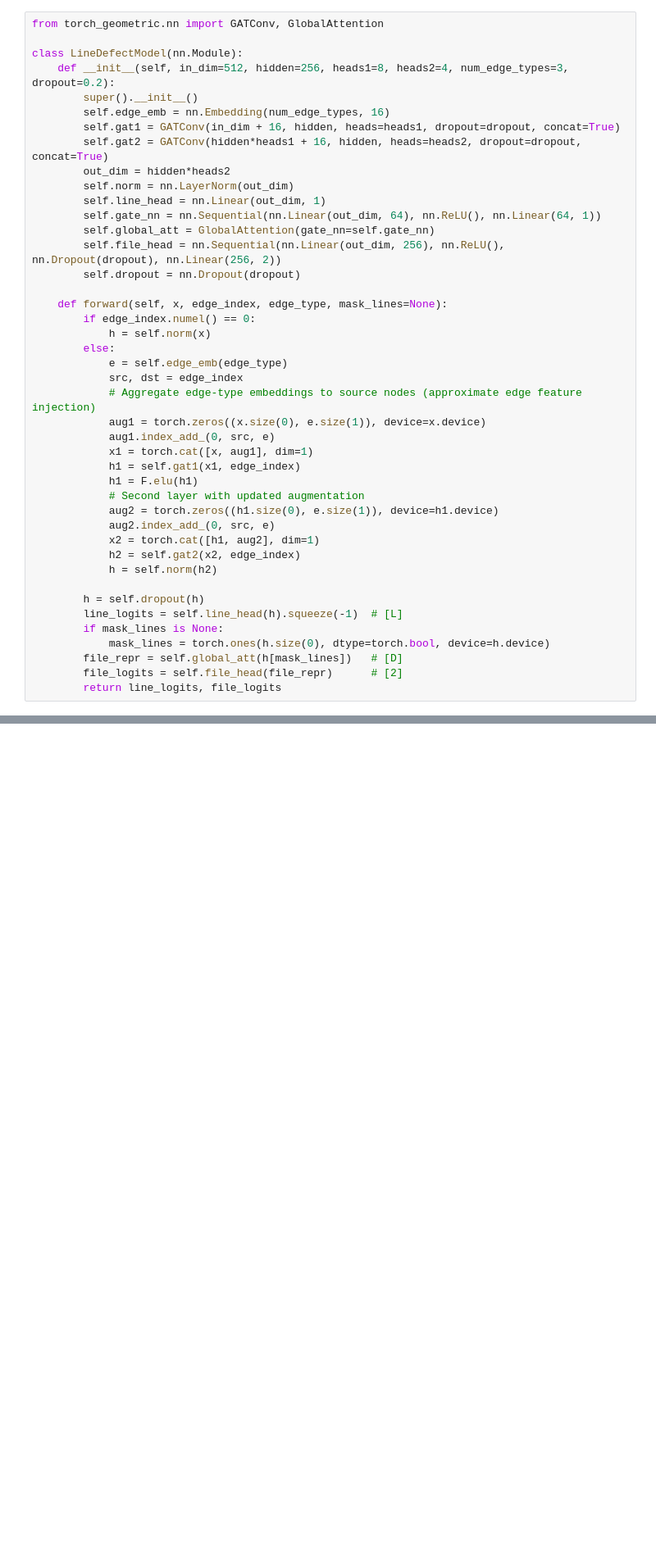
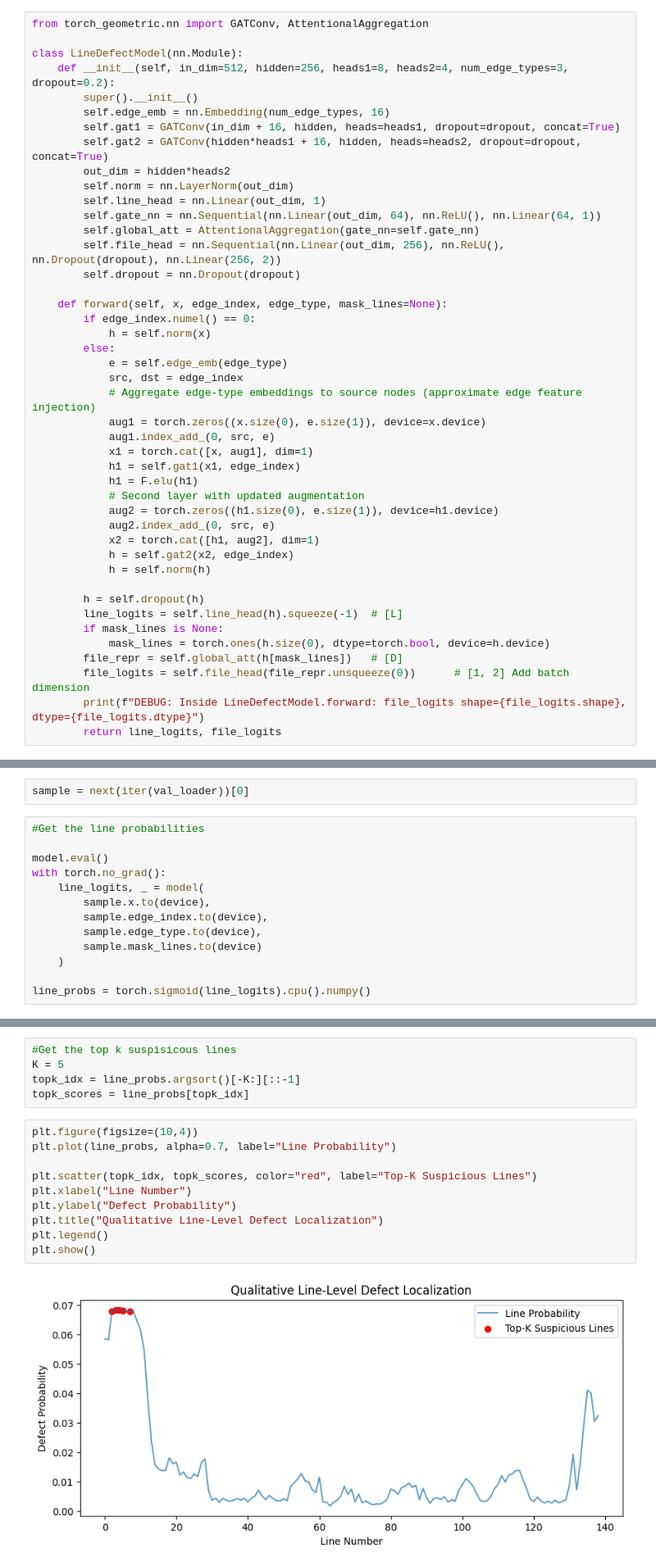
Before and after one commit to WaruCodes/Deep_Learning-Defect-prediction-framework-using-CodeBERT-and-GAT, a Jupyter notebook: Final_Model_Black_Repository.ipynb, the cells around one changed output, grey strips where cells are left out. Shown at 82% size. Saved outputs shown, nothing was run; the diff lists cells and outputs as text; blank space fills up the shorter version.

Commit message:
updated model

```diff
--- a/Final_Model_Black_Repository.ipynb
+++ b/Final_Model_Black_Repository.ipynb
@@ -622,7 +562,7 @@ Heads:
 Line-level sigmoid for per-line probabilities
 File-level attention pooling + MLP for buggy vs clean
 # %%
-from torch_geometric.nn import GATConv, GlobalAttention
+from torch_geometric.nn import GATConv, AttentionalAggregation
 
 class LineDefectModel(nn.Module):
     def __init__(self, in_dim=512, hidden=256, heads1=8, heads2=4, num_edge_types=3, dropout=0.2):
@@ -634,7 +574,7 @@ class LineDefectModel(nn.Module):
         self.norm = nn.LayerNorm(out_dim)
         self.line_head = nn.Linear(out_dim, 1)
         self.gate_nn = nn.Sequential(nn.Linear(out_dim, 64), nn.ReLU(), nn.Linear(64, 1))
-        self.global_att = GlobalAttention(gate_nn=self.gate_nn)
+        self.global_att = AttentionalAggregation(gate_nn=self.gate_nn)
         self.file_head = nn.Sequential(nn.Linear(out_dim, 256), nn.ReLU(), nn.Dropout(dropout), nn.Linear(256, 2))
         self.dropout = nn.Dropout(dropout)
 
@@ -654,15 +594,16 @@ class LineDefectModel(nn.Module):
             aug2 = torch.zeros((h1.size(0), e.size(1)), device=h1.device)
             aug2.index_add_(0, src, e)
             x2 = torch.cat([h1, aug2], dim=1)
-            h2 = self.gat2(x2, edge_index)
-            h = self.norm(h2)
+            h = self.gat2(x2, edge_index)
+            h = self.norm(h)
 
         h = self.dropout(h)
         line_logits = self.line_head(h).squeeze(-1)  # [L]
         if mask_lines is None:
             mask_lines = torch.ones(h.size(0), dtype=torch.bool, device=h.device)
         file_repr = self.global_att(h[mask_lines])   # [D]
-        file_logits = self.file_head(file_repr)      # [2]
+        file_logits = self.file_head(file_repr.unsqueeze(0))      # [1, 2] Add batch dimension
+        print(f"DEBUG: Inside LineDefectModel.forward: file_logits shape={file_logits.shape}, dtype={file_logits.dtype}")
         return line_logits, file_logits
 # %% [markdown]
 # Losses, optimizer, and training loop
@@ -811,0 +1055,15 @@ for ep in range(1, epochs+1):
+# %%
+sample = next(iter(val_loader))[0]
+# %%
+#Get the line probabilities
+
+model.eval()
+with torch.no_grad():
+    line_logits, _ = model(
+        sample.x.to(device),
+        sample.edge_index.to(device),
+        sample.edge_type.to(device),
+        sample.mask_lines.to(device)
+    )
+
+line_probs = torch.sigmoid(line_logits).cpu().numpy()
@@ -811,0 +1072,17 @@ for ep in range(1, epochs+1):
+# %%
+#Get the top k suspisicous lines
+K = 5
+topk_idx = line_probs.argsort()[-K:][::-1]
+topk_scores = line_probs[topk_idx]
+# %%
+plt.figure(figsize=(10,4))
+plt.plot(line_probs, alpha=0.7, label="Line Probability")
+
+plt.scatter(topk_idx, topk_scores, color="red", label="Top-K Suspicious Lines")
+plt.xlabel("Line Number")
+plt.ylabel("Defect Probability")
+plt.title("Qualitative Line-Level Defect Localization")
+plt.legend()
+plt.show()
+# %% [output]
+[figure, added]
```
Also changed, not shown: parts of 57 cells of this notebook.
